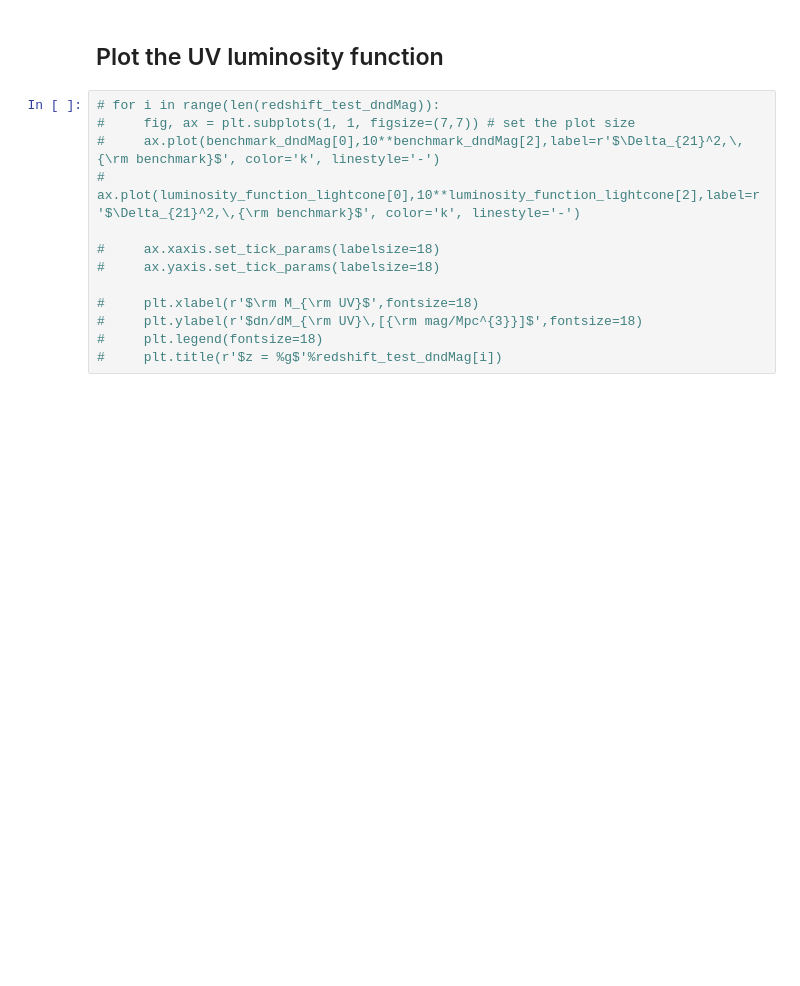
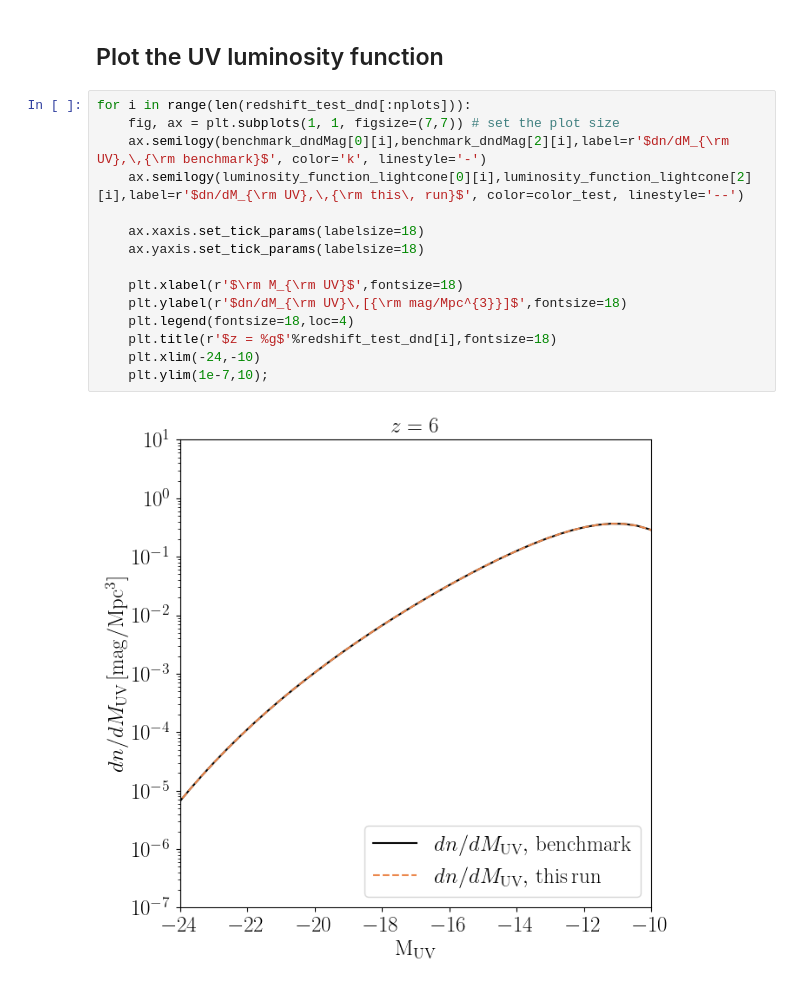
Before and after one commit to jordanflitter/21cmFirstCLASS, a Jupyter notebook: Tutorial (Jupyter notebooks)/test_SFRchanges.ipynb, the cells around one changed output. Cells and saved outputs as stored; diff of their text form; blank space fills up the shorter version.

```diff
--- a/Tutorial (Jupyter notebooks)/test_SFRchanges.ipynb
+++ b/Tutorial (Jupyter notebooks)/test_SFRchanges.ipynb
@@ -437,15 +481,19 @@ fig, ax = plotting.plot_1d_power_spectrum(power_spectrum_lightcone,
 # %% [markdown]
 ## Plot the UV luminosity function
 # %%
-# for i in range(len(redshift_test_dndMag)):
-#     fig, ax = plt.subplots(1, 1, figsize=(7,7)) # set the plot size
-#     ax.plot(benchmark_dndMag[0],10**benchmark_dndMag[2],label=r'$\Delta_{21}^2,\,{\rm benchmark}$', color='k', linestyle='-')
-#     ax.plot(luminosity_function_lightcone[0],10**luminosity_function_lightcone[2],label=r'$\Delta_{21}^2,\,{\rm benchmark}$', color='k', linestyle='-')
+for i in range(len(redshift_test_dnd[:nplots])):
+    fig, ax = plt.subplots(1, 1, figsize=(7,7)) # set the plot size
+    ax.semilogy(benchmark_dndMag[0][i],benchmark_dndMag[2][i],label=r'$dn/dM_{\rm UV},\,{\rm benchmark}$', color='k', linestyle='-')
+    ax.semilogy(luminosity_function_lightcone[0][i],luminosity_function_lightcone[2][i],label=r'$dn/dM_{\rm UV},\,{\rm this\, run}$', color=color_test, linestyle='--')
 
-#     ax.xaxis.set_tick_params(labelsize=18)
-#     ax.yaxis.set_tick_params(labelsize=18)
+    ax.xaxis.set_tick_params(labelsize=18)
+    ax.yaxis.set_tick_params(labelsize=18)
 
-#     plt.xlabel(r'$\rm M_{\rm UV}$',fontsize=18)
-#     plt.ylabel(r'$dn/dM_{\rm UV}\,[{\rm mag/Mpc^{3}}]$',fontsize=18)
-#     plt.legend(fontsize=18)
-#     plt.title(r'$z = %g$'%redshift_test_dndMag[i])
+    plt.xlabel(r'$\rm M_{\rm UV}$',fontsize=18)
+    plt.ylabel(r'$dn/dM_{\rm UV}\,[{\rm mag/Mpc^{3}}]$',fontsize=18)
+    plt.legend(fontsize=18,loc=4)
+    plt.title(r'$z = %g$'%redshift_test_dnd[i],fontsize=18)
+    plt.xlim(-24,-10)
+    plt.ylim(1e-7,10);
+# %% [output]
+[figure, added]
```
Also changed, not shown: parts of 19 cells of this notebook, 7 other files.
